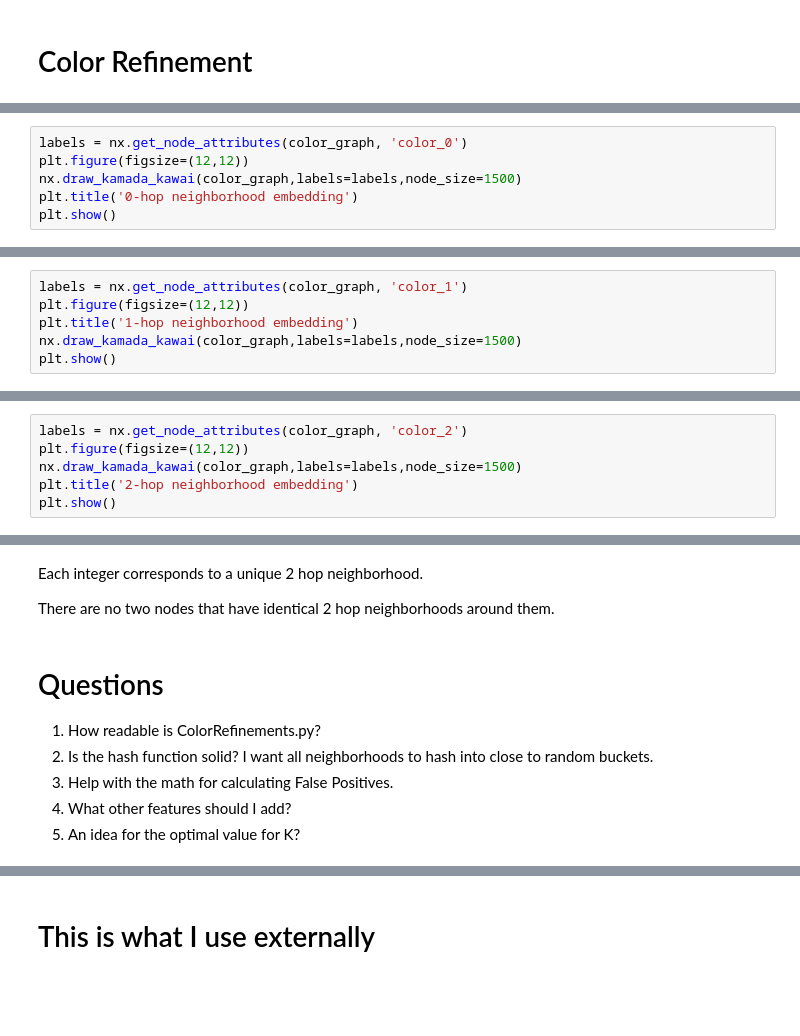
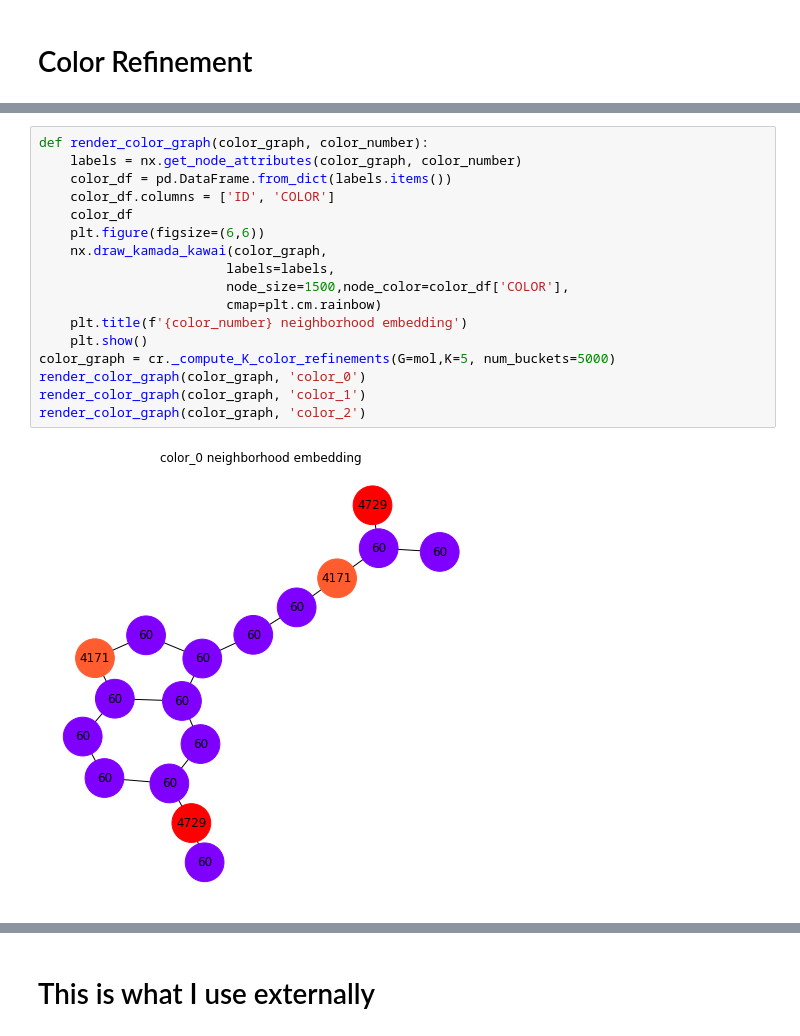
Before and after one commit to parkerburchett/TDC-Binary-Classification, a Jupyter notebook: ColorRefinement/ColorRefinement Tutorial.ipynb, the cells around one changed output, grey strips where cells are left out. Saved outputs shown, nothing was run; the diff lists cells and outputs as text; blank space fills up the shorter version.

```diff
--- a/ColorRefinement/ColorRefinement Tutorial.ipynb
+++ b/ColorRefinement/ColorRefinement Tutorial.ipynb
@@ -47,6 +41,0 @@ NodeDataView({0: {'color_0': 2714, 'color_1': 6230, 'color_2': 1701, 'color_3':
-# %%
-labels = nx.get_node_attributes(color_graph, 'color_0')
-plt.figure(figsize=(12,12))
-nx.draw_kamada_kawai(color_graph,labels=labels,node_size=1500)
-plt.title('0-hop neighborhood embedding')
-plt.show()
@@ -57,6 +41,0 @@ Each integer corresponds to a neighborhood of size 0 (only that element). Becaus
-# %%
-labels = nx.get_node_attributes(color_graph, 'color_1')
-plt.figure(figsize=(12,12))
-plt.title('1-hop neighborhood embedding')
-nx.draw_kamada_kawai(color_graph,labels=labels,node_size=1500)
-plt.show()
@@ -67,6 +41,0 @@ Now each integer corrponds to a unique 1-hop neighborhood. There are more unique
-# %%
-labels = nx.get_node_attributes(color_graph, 'color_2')
-plt.figure(figsize=(12,12))
-nx.draw_kamada_kawai(color_graph,labels=labels,node_size=1500)
-plt.title('2-hop neighborhood embedding')
-plt.show()
@@ -75,12 +42,19 @@ plt.show()
-# %% [markdown]
-Each integer corresponds to a unique 2 hop neighborhood.
-
-There are no two nodes that have identical 2 hop neighborhoods around them.
-# %% [markdown]
-# Questions
-
-1. How readable is ColorRefinements.py?
-2. Is the hash function solid? I want all neighborhoods to hash into close to random buckets.
-3. Help with the math for calculating False Positives.
-4. What other features should I add?
-5. An idea for the optimal value for K?
+# %%
+def render_color_graph(color_graph, color_number):
+    labels = nx.get_node_attributes(color_graph, color_number)
+    color_df = pd.DataFrame.from_dict(labels.items())
+    color_df.columns = ['ID', 'COLOR']
+    color_df
+    plt.figure(figsize=(6,6))
+    nx.draw_kamada_kawai(color_graph,
+                        labels=labels,
+                        node_size=1500,node_color=color_df['COLOR'],
+                        cmap=plt.cm.rainbow)
+    plt.title(f'{color_number} neighborhood embedding')
+    plt.show()
+color_graph = cr._compute_K_color_refinements(G=mol,K=5, num_buckets=5000)
+render_color_graph(color_graph, 'color_0')
+render_color_graph(color_graph, 'color_1')
+render_color_graph(color_graph, 'color_2')
+# %% [output]
+[figure, added]
```
Also changed, not shown: parts of 18 cells of this notebook.
